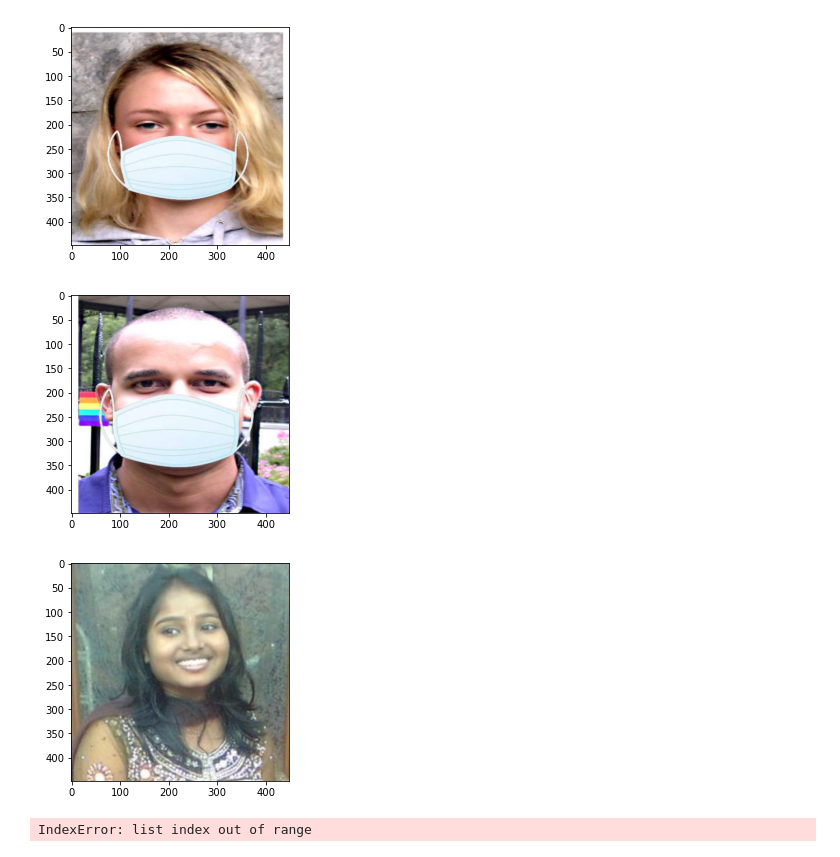
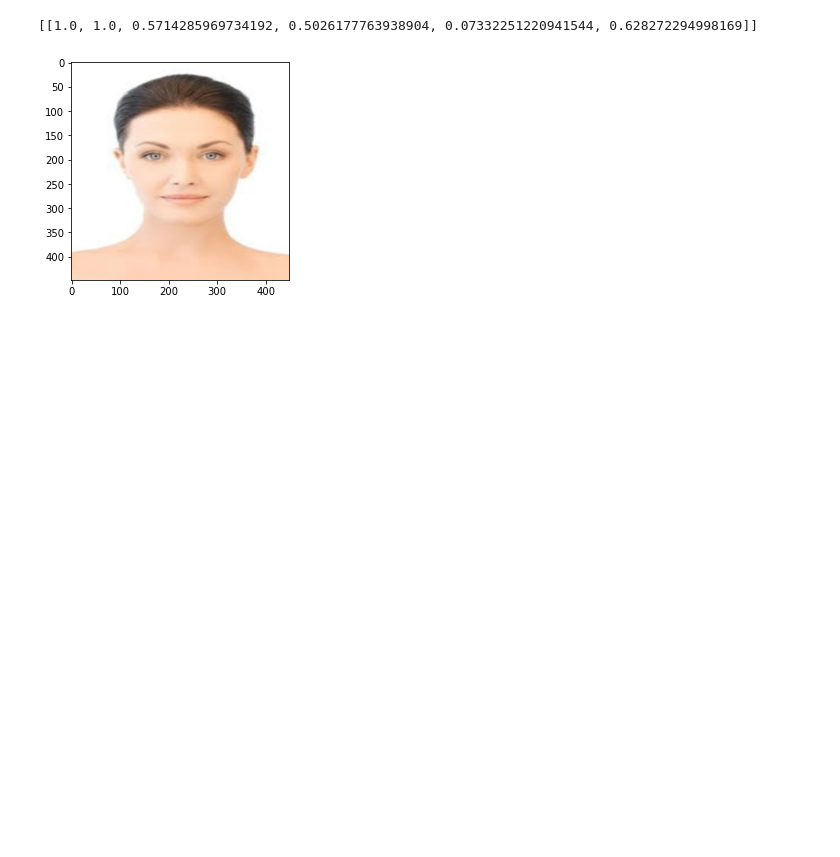
Before and after one commit to eugenekim3107/one-shot-face-recognition, a Jupyter notebook: Untitled.ipynb, the cells around one changed output. Saved outputs shown, nothing was run; the diff lists cells and outputs as text; code cells hidden in the pictures; blank space fills up the shorter version.

```diff
--- a/Untitled.ipynb
+++ b/Untitled.ipynb
@@ -26,7 +26,7 @@ torch.manual_seed(seed)
 # Hyperparameters etc.
 LEARNING_RATE = 2e-5
 DEVICE = "cuda" if torch.cuda.is_available else "cpu"
-BATCH_SIZE = 3 # 64 in original paper but I don't have that much vram, grad accum?
+BATCH_SIZE = 1 # 64 in original paper but I don't have that much vram, grad accum?
 WEIGHT_DECAY = 0
 EPOCHS = 1000
 #NUM_WORKERS = 2
@@ -99,12 +99,12 @@ test_loader = DataLoader(
 # %%
 for x, y in train_loader:
     for idx in range(8):
         bboxes = cellboxes_to_boxes(y)
         bboxes = non_max_suppression(bboxes[idx], iou_threshold=0.5, threshold=0.4, box_format="midpoint")
+        print(bboxes)
         plot_image(x[idx].permute(1,2,0), bboxes)
+        break
     break
 # %% [output]
+[[1.0, 1.0, 0.5714285969734192, 0.5026177763938904, 0.07332251220941544, 0.628272294998169]]
-[figure, old version]
+[figure, new version]
-[figure, removed]
-[figure, removed]
-IndexError: list index out of range
```
Also changed, not shown: 1 other file.
